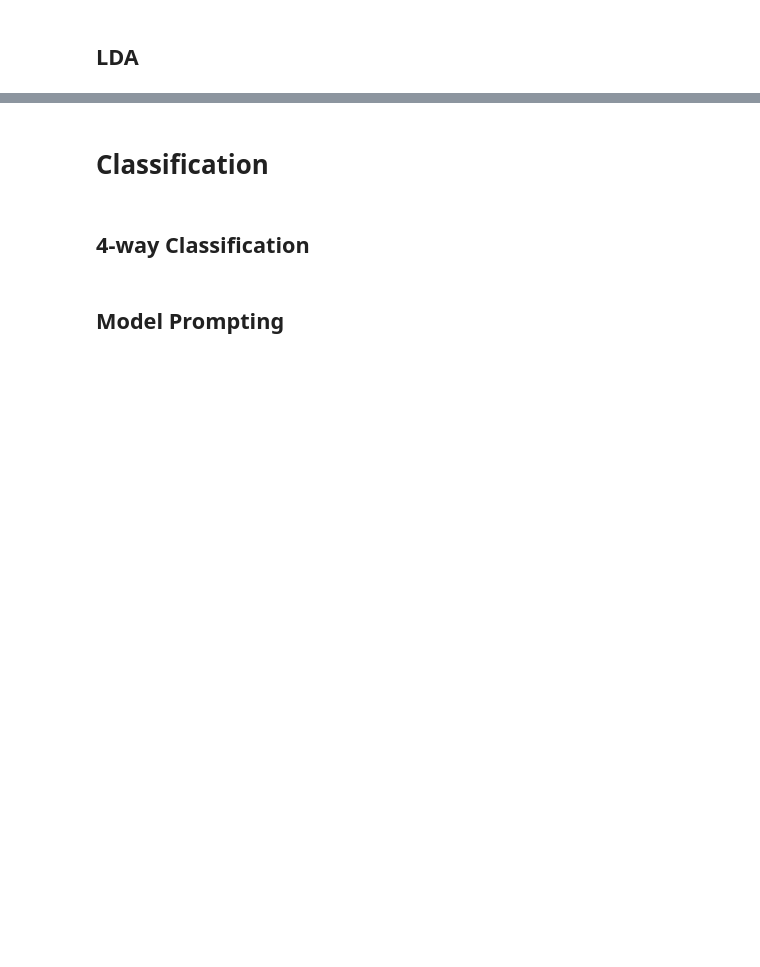
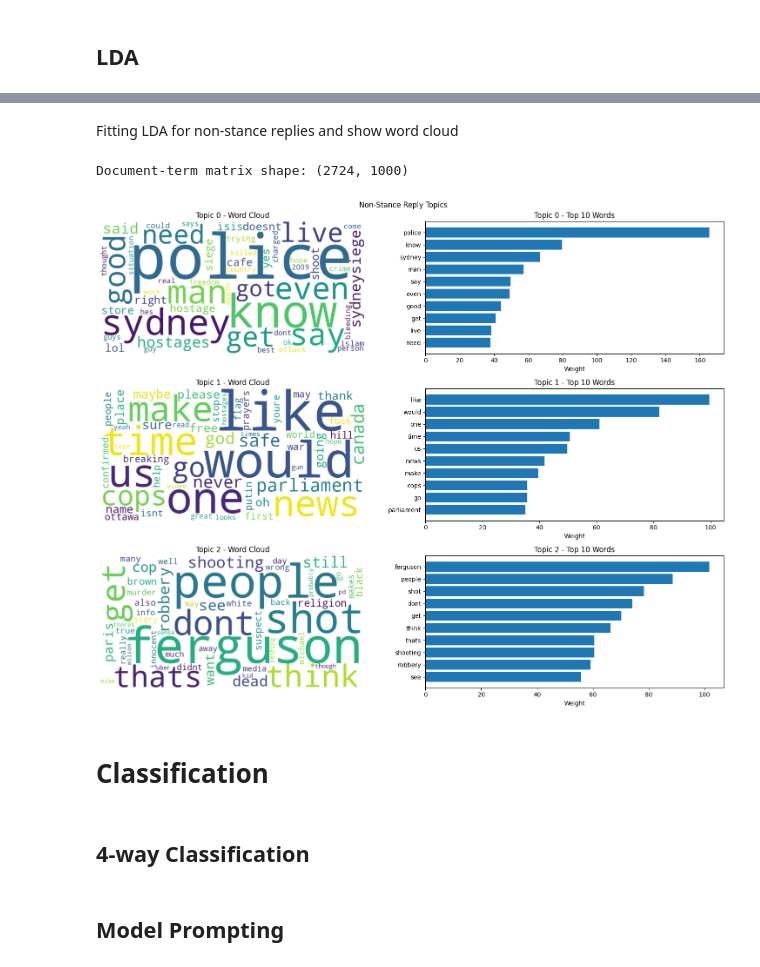
Before and after one commit to NamLe0609/natural-language-processing, a Jupyter notebook: main.ipynb, the cells around one changed output, grey strips where cells are left out. Saved outputs shown, nothing was run; the diff lists cells and outputs as text; code cells hidden in the pictures; blank space fills up the shorter version.

```diff
--- a/main.ipynb
+++ b/main.ipynb
@@ -406,0 +462,2 @@ plt.show()
+# %%
+n_topics = 3
@@ -406,0 +466,11 @@ plt.show()
+# %%
+def create_topic_wordcloud(topic_weights, feature_names, n_words=50):
+    top_indices = topic_weights.argsort()[-n_words:][::-1]
+    word_weights = {feature_names[i]: topic_weights[i] for i in top_indices}
+
+    return WordCloud(
+        width=800,
+        height=400,
+        background_color='white',
+        max_words=n_words
+    ).generate_from_frequencies(word_weights)
@@ -407,3 +526,53 @@ plt.show()
+# %% [markdown]
+Fitting LDA for non-stance replies and show word cloud
+# %%
+# LDA for non-stance replies
+non_stance_vectorizer = CountVectorizer(
+    max_features=1000,
+    stop_words=list(stop_words),
+    max_df_train=0.90,
+    min_df_train=2,
+)
+non_stance_dtm = non_stance_vectorizer.fit_transform(non_stance_reply_texts)
+print(f"Document-term matrix shape: {non_stance_dtm.shape}")
+
+lda_non_stance = LatentDirichletAllocation(
+    n_components=n_topics,
+    random_state=42,
+    learning_method='online',
+    max_iter=10
+)
+lda_non_stance.fit_transform(non_stance_dtm)
+non_stance_feature_names = non_stance_vectorizer.get_feature_names_out()
+
+fig2, axes2 = plt.subplots(n_topics, 2, figsize=(15, 4*n_topics))
+fig2.suptitle('Non-Stance Reply Topics')
+
+for topic_idx in range(n_topics):
+    topic_weights = lda_non_stance.components_[topic_idx]
+
+    # Word cloud
+    wordcloud = create_topic_wordcloud(topic_weights, non_stance_feature_names)
+    axes2[topic_idx, 0].imshow(wordcloud, interpolation='bilinear')
+    axes2[topic_idx, 0].axis('off')
+    axes2[topic_idx, 0].set_title(f'Topic {topic_idx} - Word Cloud')
+
+    # Top words list
+    top_words_idx = topic_weights.argsort()[:-11:-1]
+    top_words = [non_stance_feature_names[i] for i in top_words_idx]
+    top_weights = [topic_weights[i] for i in top_words_idx]
+
+    axes2[topic_idx, 1].barh(range(len(top_words)), top_weights[::-1])
+    axes2[topic_idx, 1].set_yticks(range(len(top_words)))
+    axes2[topic_idx, 1].set_yticklabels(top_words[::-1])
+    axes2[topic_idx, 1].set_xlabel('Weight')
+    axes2[topic_idx, 1].set_title(f'Topic {topic_idx} - Top 10 Words')
+
+plt.tight_layout()
+plt.show()
+# %% [output]
+Document-term matrix shape: (2724, 1000)
+[figure, added]
 # %% [markdown]
 # Classification
 # %% [markdown]
```
Also changed, not shown: parts of 39 cells of this notebook, 2 other files.
